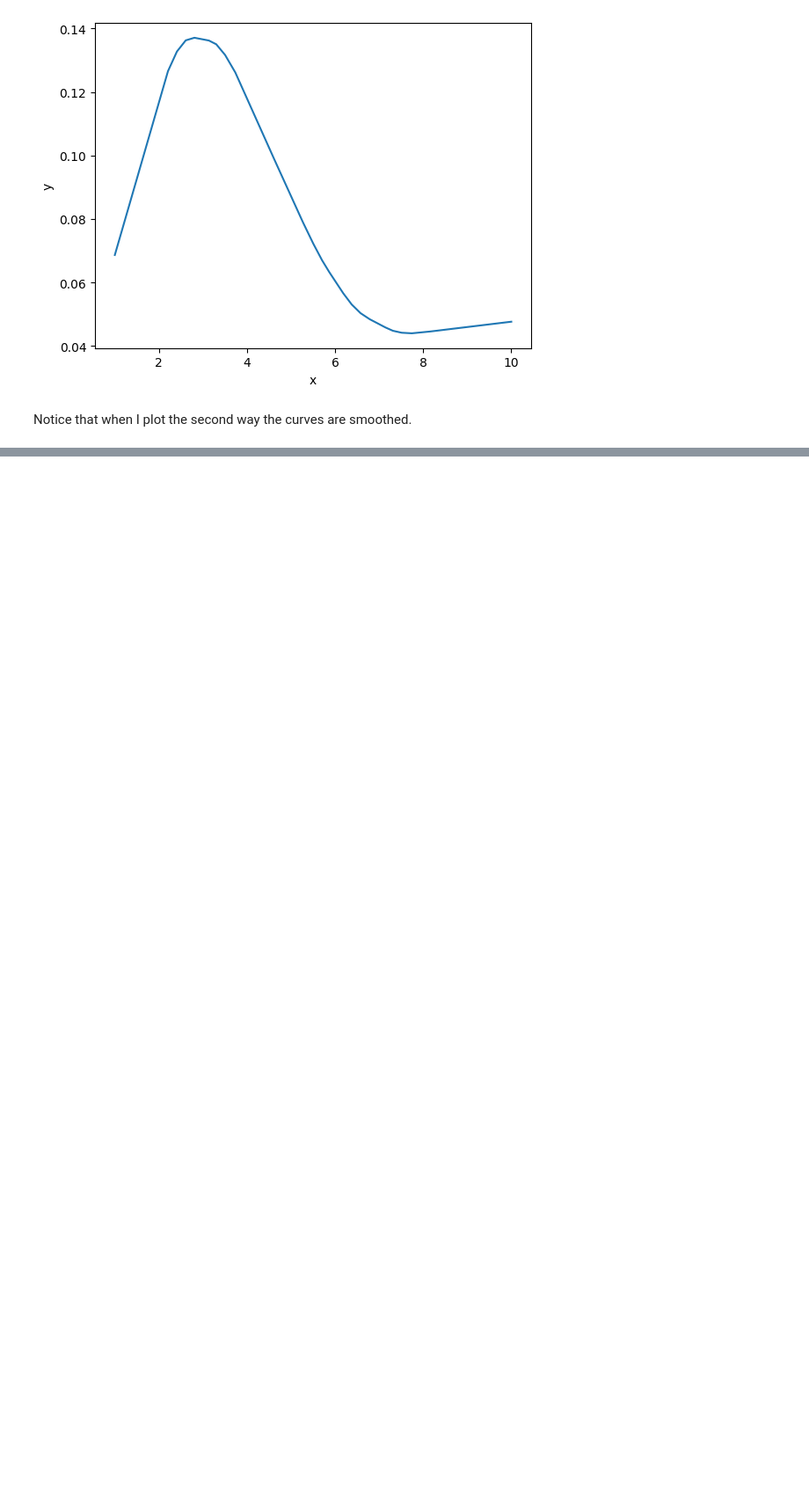
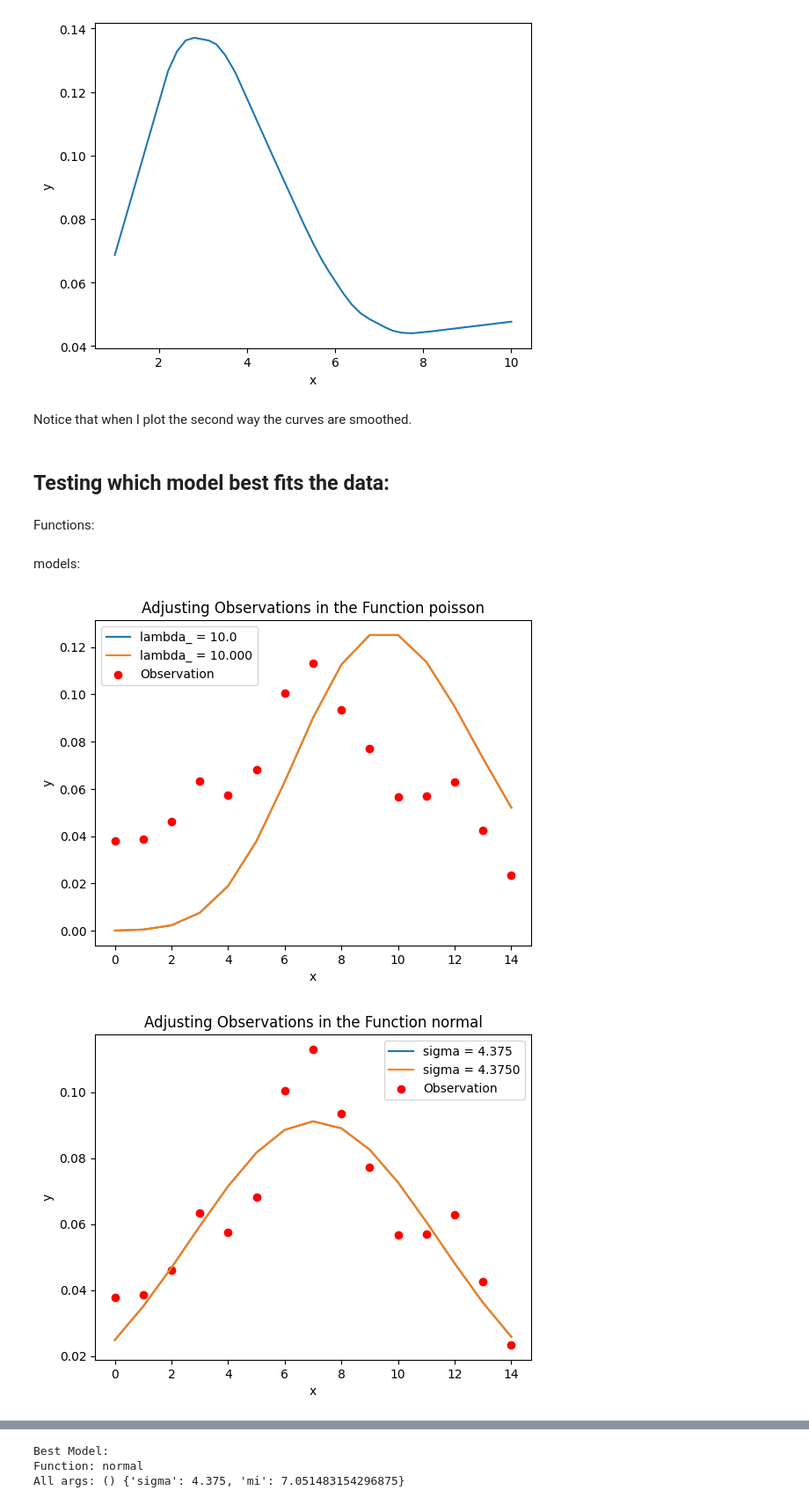
Before and after one commit to IanAguiar-ai/Discrete_Functions_Action_Integration_Hub, a Jupyter notebook: Example/Example_Discrete_Functions_Action_Integration_Hub.ipynb, the cells around one changed output, grey strips where cells are left out. Shown at 88% size. Saved outputs shown, nothing was run; the diff lists cells and outputs as text; code cells hidden in the pictures; blank space fills up the shorter version.

Commit message:
Improving example.
Putting example of adjustment of multiple functions.

```diff
--- a/Example/Example_Discrete_Functions_Action_Integration_Hub.ipynb
+++ b/Example/Example_Discrete_Functions_Action_Integration_Hub.ipynb
@@ -207,3 +207,26 @@ model_2[1:10].plot()
 [figure]
 # %% [markdown]
 Notice that when I plot the second way the curves are smoothed.
+# %% [markdown]
+## Testing which model best fits the data:
+# %% [markdown]
+Functions:
+# %%
+from math import gamma
+
+def fat(n:int):
+    try:
+        return gamma(n + 1)
+    except:
+        return 0
+
+def poisson(x:int, lambda_:float):
+    return 2.71828182**(-lambda_) * (lambda_**x)/fat(x)
+
+def normal(x:int, mi:float, sigma:float):
+    try:
+        return (2.7182**(-(1/2)*((x - mi)/sigma)**2)) / (sigma * (2*3.1415)**(1/2))
+    except:
+        return 0
+# %% [markdown]
+models:
@@ -209,0 +235,12 @@ Notice that when I plot the second way the curves are smoothed.
+# %%
+curve = [normal(i, mi = 6.74, sigma = 4.25) + random() * 0.04 - 0.02 for i in range(0, 15)]
+
+model_1 = discrete_function(poisson, lambda_ = 1)
+model_2 = discrete_function(normal, sigma = 1, mi = 1)
+model_3 = discrete_function(double_poisson, lambda_1 = 1, lambda_2 = 1, p = 0.5)
+
+best_model = adjust_sample_on(curve, [model_1, model_2, model_3],
+                              plot = True)
+# %% [output]
+[figure, added]
+[figure, added]
@@ -209,0 +251,3 @@ Notice that when I plot the second way the curves are smoothed.
+Best Model:
+Function: normal
+All args: () {'sigma': 4.375, 'mi': 7.051483154296875}
```
Also changed, not shown: parts of 9 cells of this notebook, 1 other file.
